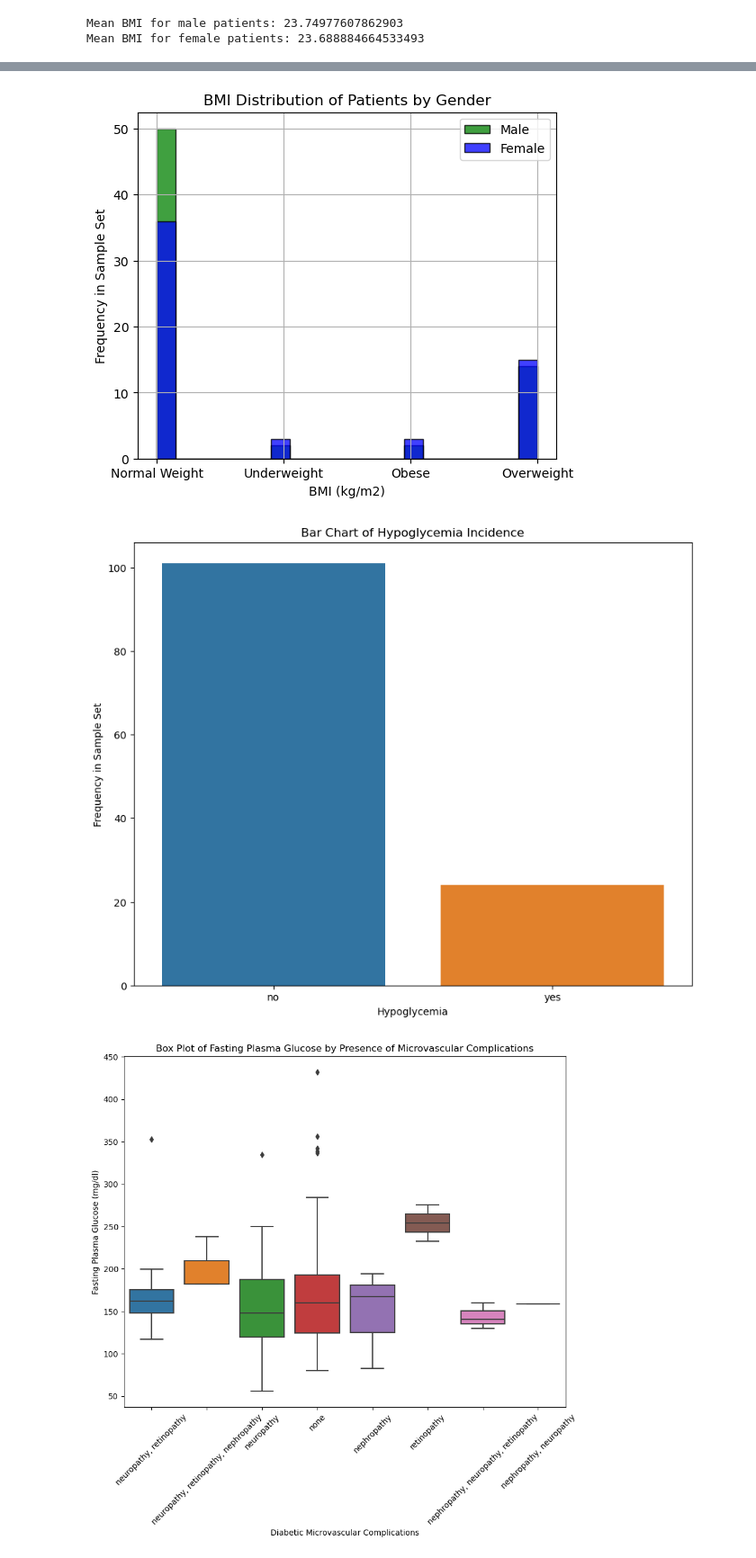
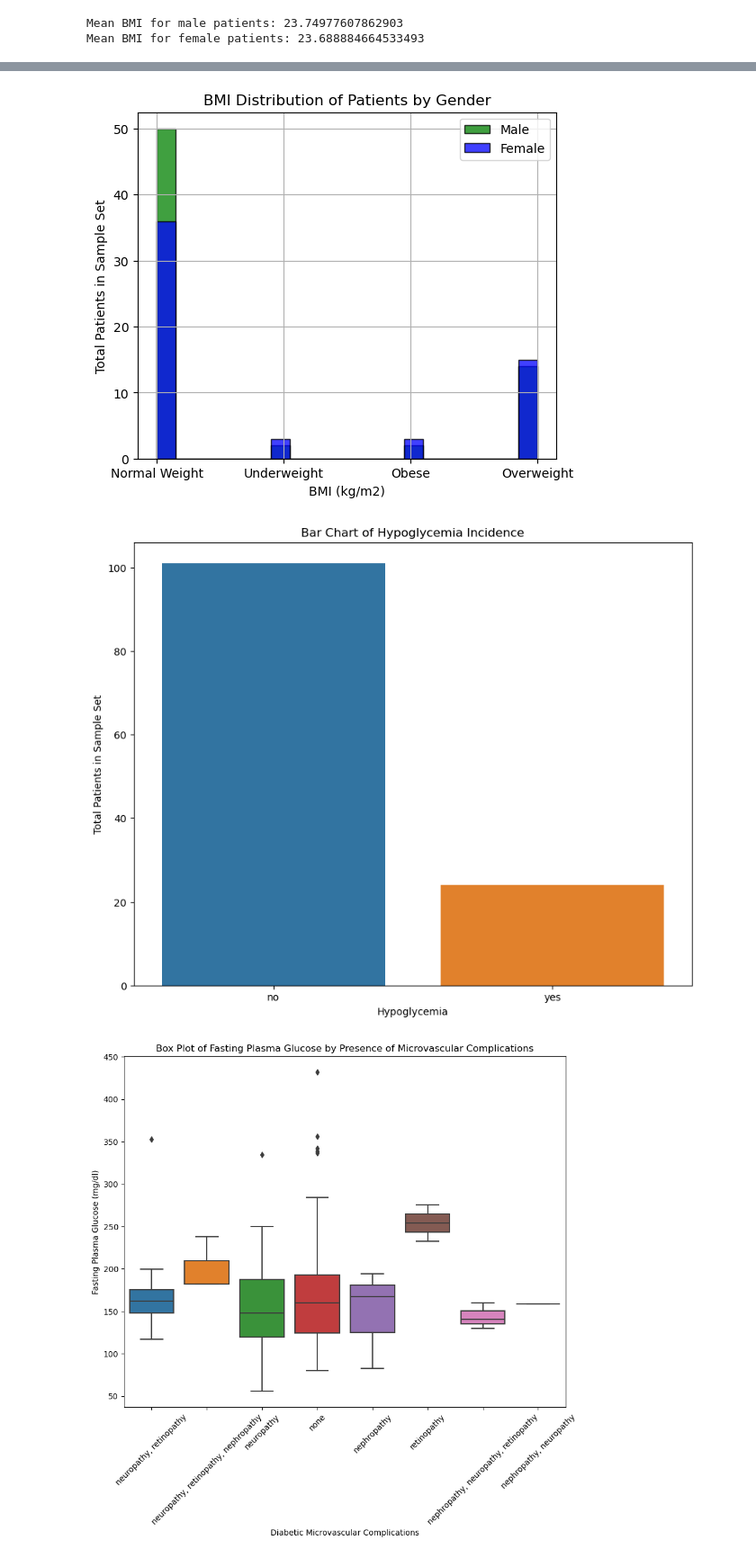
Before and after one commit to LaShawnSykes/Group-3_Project1, a Jupyter notebook: Code/rev_dataset.ipynb, the cells around one changed output, grey strips where cells are left out. Shown: that part at 90% size. Cells and saved outputs as stored; diff of their text form; code cells hidden in the pictures.

```diff
--- a/Code/rev_dataset.ipynb
+++ b/Code/rev_dataset.ipynb
@@ -146,28 +153,28 @@ plt.show()
 # %%
 # Plotting BMI distribution for male and female patients
 plt.figure(figsize=(6, 5))
 plt.hist(male_data['BMI Category'], bins=20, color='green', alpha=.75, label='Male', edgecolor='black')
 plt.hist(female_data['BMI Category'], bins=20, color='blue', alpha=.75, label='Female', edgecolor='black')
 plt.title('BMI Distribution of Patients by Gender')
 plt.xlabel('BMI (kg/m2)')
-plt.ylabel('Frequency in Sample Set')
+plt.ylabel('Total Patients in Sample Set')
 plt.legend()
 plt.grid(True)
 plt.savefig('bmidistgender.png')
 plt.show()
 # %% [output]
-[figure, old version]
+[figure, new version]
 # %%
 # Visualization 2: Bar Chart of Hypoglycemia Incidence
 plt.figure(figsize=(10, 8))
 sns.countplot(x='Hypoglycemia (yes/no)', data=cd1)
 plt.title('Bar Chart of Hypoglycemia Incidence')
-plt.ylabel('Frequency in Sample Set')
+plt.ylabel('Total Patients in Sample Set')
 plt.xlabel('Hypoglycemia')
 plt.savefig('hypoglycemia.png')
 plt.show()
 # %% [output]
-[figure, old version]
+[figure, new version]
 # %%
 # Visualization 3: Box Plot of Fasting Plasma Glucose by Presence of Microvascular Complications
 
```
Also changed, not shown: parts of 7 cells of this notebook, 4 other files.
